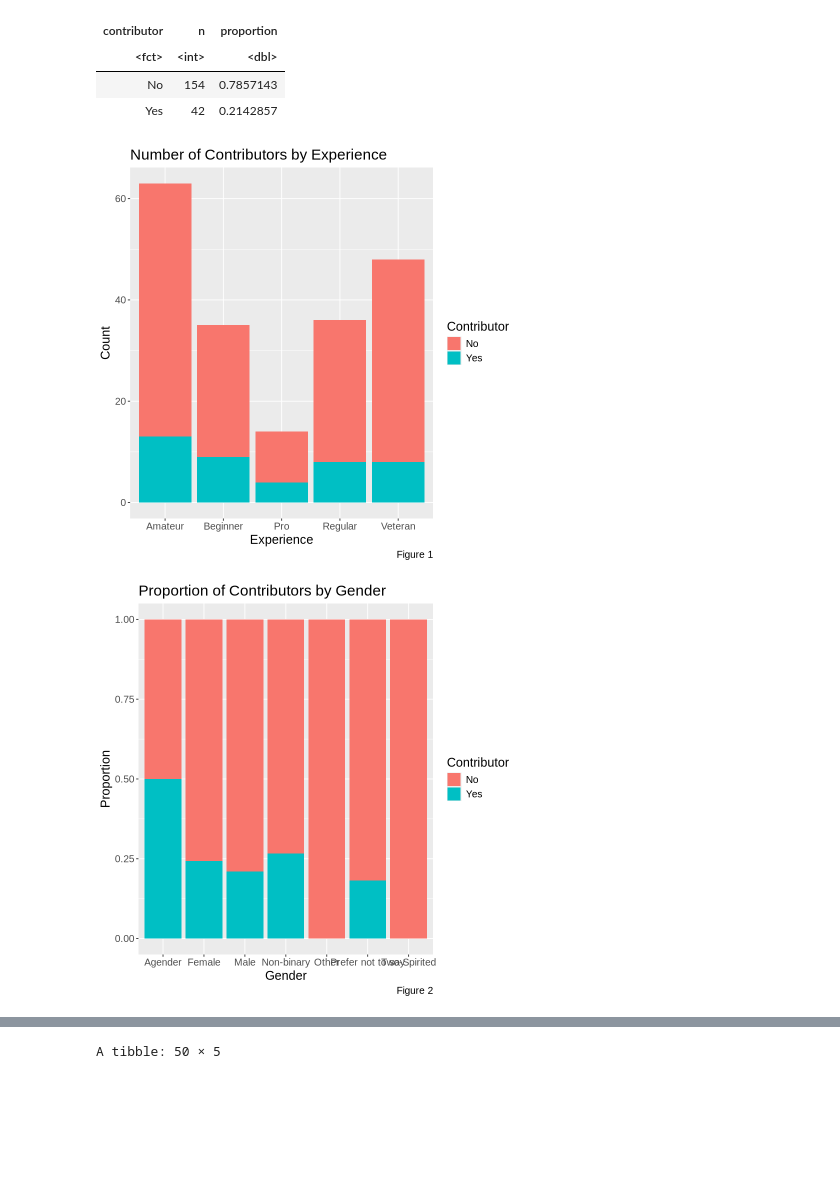
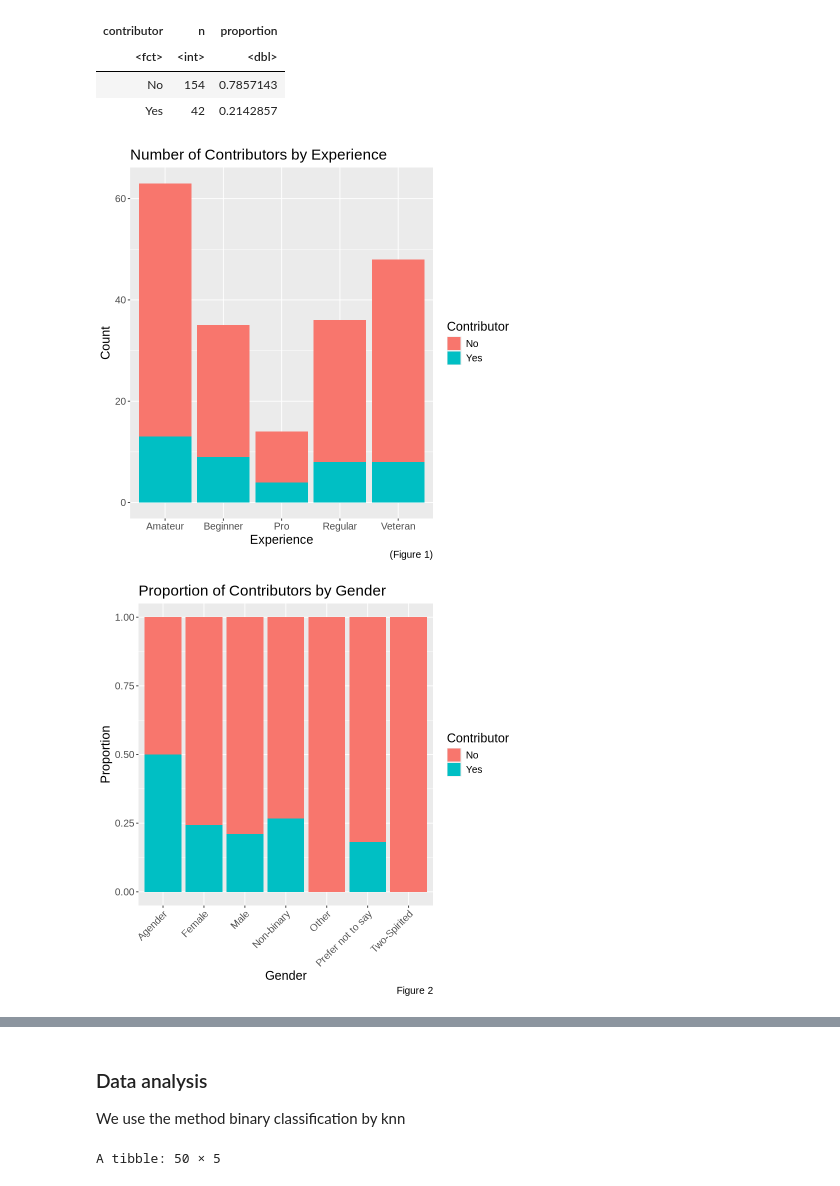
Before and after one commit to EmmaGjoen/data_science_group_project, a Jupyter notebook: project_final_report.ipynb, the cells around one changed output, grey strips where cells are left out. Cells and saved outputs as stored; diff of their text form; code cells hidden in the pictures; blank space fills up the shorter version.

Commit message:
add: more on methods

```diff
--- a/project_final_report.ipynb
+++ b/project_final_report.ipynb
@@ -149,44 +152,46 @@ ggplot(test_data, aes(x = experience, fill = factor(contributor))) +
         x = "Experience",
         y = "Count",
         fill = "Contributor",
-        caption = "Figure 1"
+        caption = "(Figure 1)"
     ) +
     theme(text = element_text(size = 15))
 
 ggplot(test_data, aes(x = gender, fill = factor(contributor))) +
     geom_bar(position = "fill") +
     labs(
         title = "Proportion of Contributors by Gender",
         x = "Gender",
         y = "Proportion",
         fill = "Contributor",
-        caption = "Figure 2"
+        caption = ("Figure 2")
     ) +
-    theme(text = element_text(size = 15))
+    theme(text = element_text(size = 15),
+         axis.text.x = element_text(angle = 45, hjust = 1))
+
 
 ggplot(test_data, aes(x = factor(contributor), y = age, fill = factor(contributor))) +
     geom_boxplot(alpha = 0.7, outlier.size = 2, outlier.color = "red") +
     geom_jitter(width = 0.2, size = 1.5, alpha = 0.6, color = "black") +
     labs(
-        title = "Age Distribution by Contributor Status",
-        x = "Contributor Status (0 = No, 1 = Yes)",
+        title = "Age Distribution of Players",
+        x = "Contributor",
         y = "Age of the Player",
         fill = "Contributor Status",
-        caption = "Figure 3"
+        caption = ("Figure 3")
     ) +
     theme(text = element_text(size = 15))
 
 ggplot(test_data, aes(x = factor(contributor), fill = factor(contributor))) +
     geom_bar(position = "stack", alpha = 0.8) +
     facet_grid(gender ~ experience) +
     labs(
         title = "Contributors by Experience, Gender, and Status",
         x = "Contributor Status (0 = No, 1 = Yes)",
         y = "Count",
         fill = "Contributor Status",
-        caption = "Figure 4"
+        caption = ("Figure 4")
     ) +
     theme(text = element_text(size = 15))
 # %% [output]
-[figure, old version]
+[figure, new version]
-[figure, old version]
+[figure, new version]
@@ -194,4 +199,7 @@ ggplot(test_data, aes(x = factor(contributor), fill = factor(contributor))) +
 [figure]
+# %% [markdown]
+### Data analysis
+We use the method binary classification by knn
 # %%
 # Setting seed for reproducibility
 set.seed(123)
```
Also changed, not shown: parts of 2 cells of this notebook.
